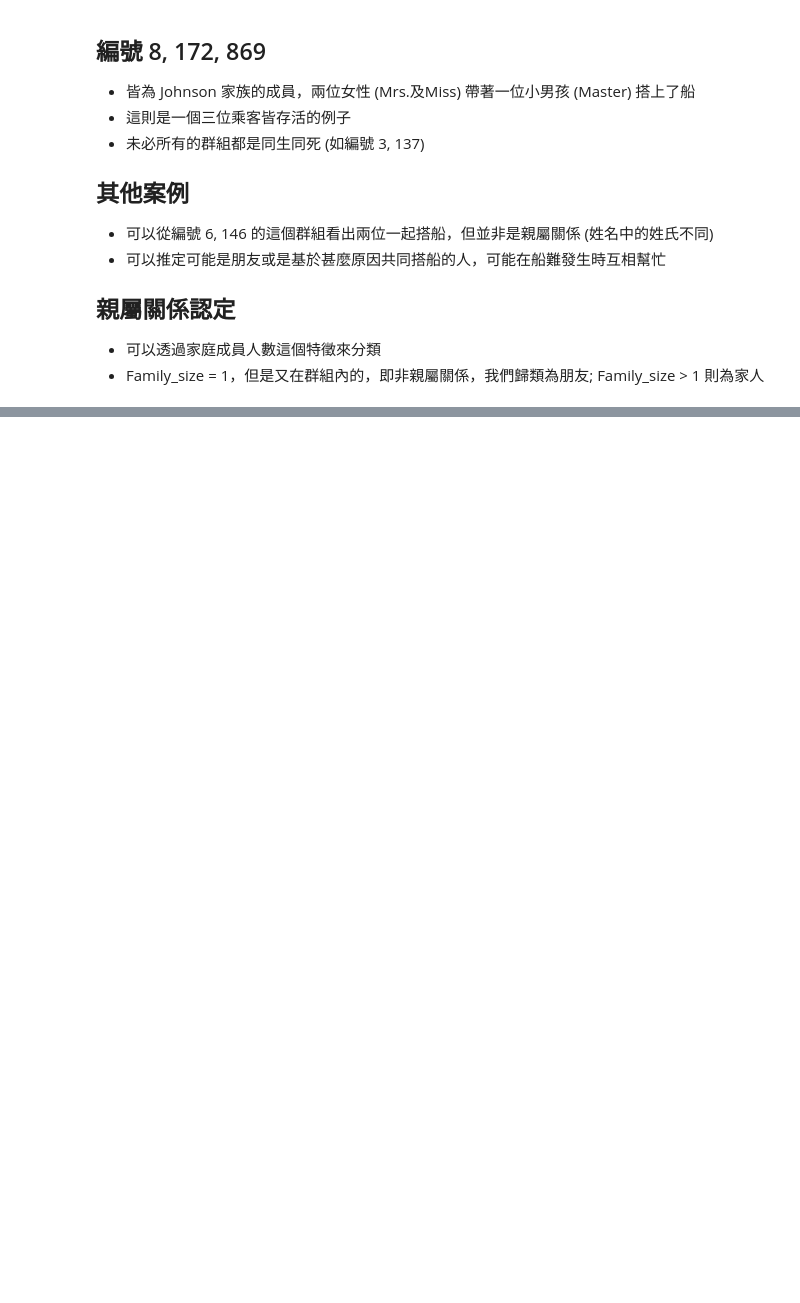
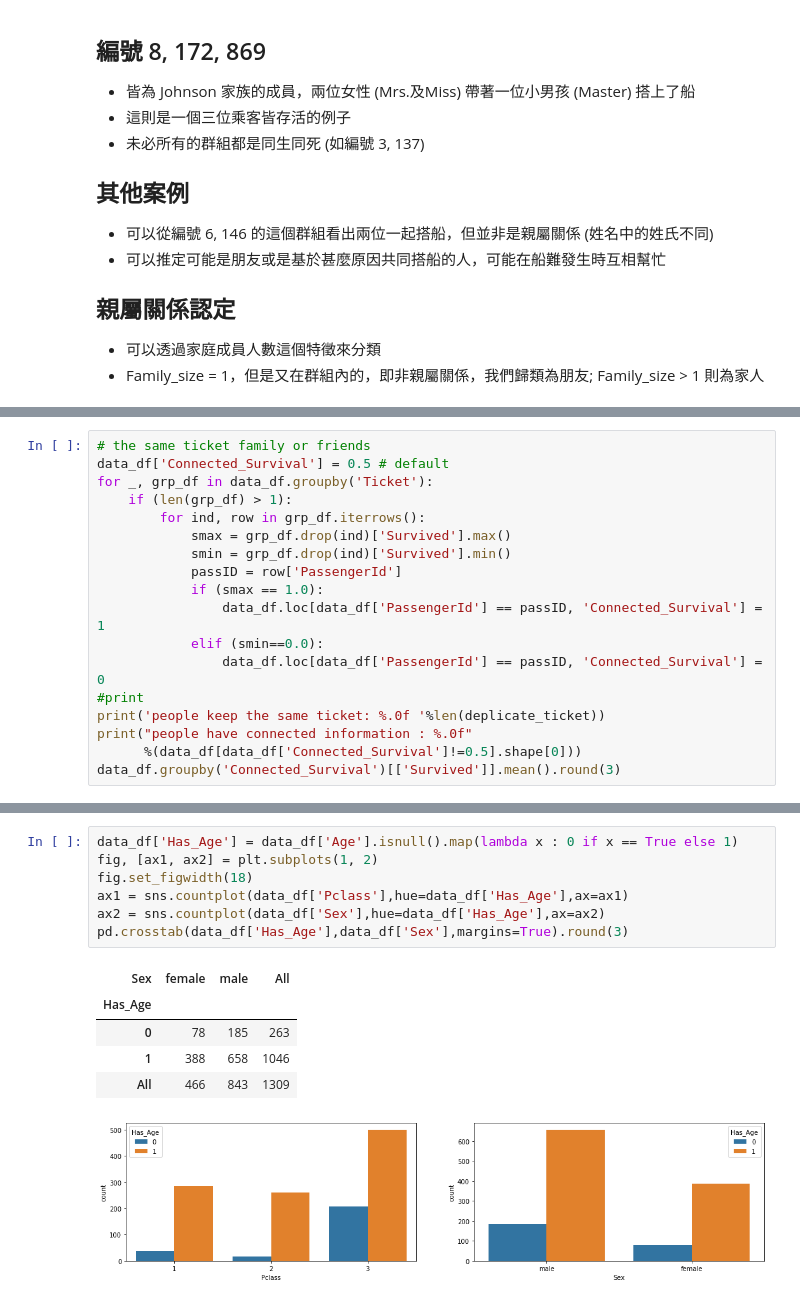
Before and after one commit to myps6415/Data-Analysis-Project, a Jupyter notebook: Kaggle/Titanic/Titanic.ipynb, the cells around one changed output, grey strips where cells are left out. Cells and saved outputs as stored; diff of their text form; blank space fills up the shorter version.

```diff
--- a/Kaggle/Titanic/Titanic.ipynb
+++ b/Kaggle/Titanic/Titanic.ipynb
@@ -387,0 +454,18 @@ friend_df = deplicate_ticket.loc[(deplicate_ticket.Family_size == 1) & (deplicat
+# %%
+# the same ticket family or friends
+data_df['Connected_Survival'] = 0.5 # default
+for _, grp_df in data_df.groupby('Ticket'):
+    if (len(grp_df) > 1):
+        for ind, row in grp_df.iterrows():
+            smax = grp_df.drop(ind)['Survived'].max()
+            smin = grp_df.drop(ind)['Survived'].min()
+            passID = row['PassengerId']
+            if (smax == 1.0):
+                data_df.loc[data_df['PassengerId'] == passID, 'Connected_Survival'] = 1
+            elif (smin==0.0):
+                data_df.loc[data_df['PassengerId'] == passID, 'Connected_Survival'] = 0
+#print
+print('people keep the same ticket: %.0f '%len(deplicate_ticket))
+print("people have connected information : %.0f"
+      %(data_df[data_df['Connected_Survival']!=0.5].shape[0]))
+data_df.groupby('Connected_Survival')[['Survived']].mean().round(3)
@@ -387,0 +530,14 @@ friend_df = deplicate_ticket.loc[(deplicate_ticket.Family_size == 1) & (deplicat
+# %%
+data_df['Has_Age'] = data_df['Age'].isnull().map(lambda x : 0 if x == True else 1)
+fig, [ax1, ax2] = plt.subplots(1, 2)
+fig.set_figwidth(18)
+ax1 = sns.countplot(data_df['Pclass'],hue=data_df['Has_Age'],ax=ax1)
+ax2 = sns.countplot(data_df['Sex'],hue=data_df['Has_Age'],ax=ax2)
+pd.crosstab(data_df['Has_Age'],data_df['Sex'],margins=True).round(3)
+# %% [output]
+| Sex | female | male | All |
+| Has_Age |  |  |  |
+| 0 | 78 | 185 | 263 |
+| 1 | 388 | 658 | 1046 |
+| All | 466 | 843 | 1309 |
+[figure, added]
```
Also changed, not shown: parts of 28 cells of this notebook, 6 other files.
